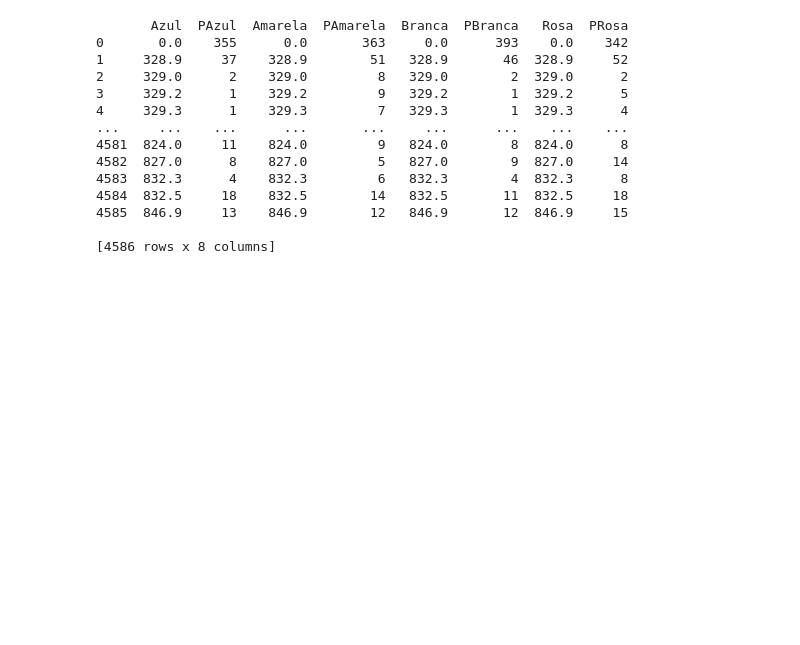
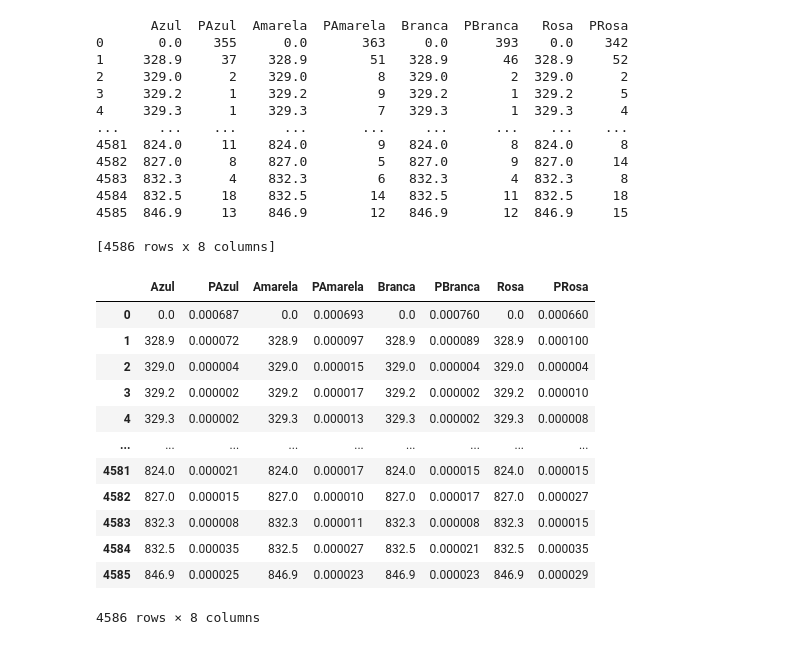
Before and after one commit to ma-ath/experiment-design, a Jupyter notebook: experiment1.ipynb, the cells around one changed output. Cells and saved outputs as stored; diff of their text form; code cells hidden in the pictures; blank space fills up the shorter version.

```diff
--- a/experiment1.ipynb
+++ b/experiment1.ipynb
@@ -298,3 +298,23 @@ print(merged_df)
 4585  846.9     13    846.9        12   846.9       12  846.9     15
 
 [4586 rows x 8 columns]
+# %%
+for column in merged_df:
+    if column.startswith("P"):
+        merged_df[column] = merged_df[column] / merged_df[column].sum()
+# %%
+merged_df
+# %% [output]
+|  | Azul | PAzul | Amarela | PAmarela | Branca | PBranca | Rosa | PRosa |
+| 0 | 0.0 | 0.000687 | 0.0 | 0.000693 | 0.0 | 0.000760 | 0.0 | 0.000660 |
+| 1 | 328.9 | 0.000072 | 328.9 | 0.000097 | 328.9 | 0.000089 | 328.9 | 0.000100 |
+| 2 | 329.0 | 0.000004 | 329.0 | 0.000015 | 329.0 | 0.000004 | 329.0 | 0.000004 |
+| 3 | 329.2 | 0.000002 | 329.2 | 0.000017 | 329.2 | 0.000002 | 329.2 | 0.000010 |
+| 4 | 329.3 | 0.000002 | 329.3 | 0.000013 | 329.3 | 0.000002 | 329.3 | 0.000008 |
+| ... | ... | ... | ... | ... | ... | ... | ... | ... |
+| 4581 | 824.0 | 0.000021 | 824.0 | 0.000017 | 824.0 | 0.000015 | 824.0 | 0.000015 |
+| 4582 | 827.0 | 0.000015 | 827.0 | 0.000010 | 827.0 | 0.000017 | 827.0 | 0.000027 |
+| 4583 | 832.3 | 0.000008 | 832.3 | 0.000011 | 832.3 | 0.000008 | 832.3 | 0.000015 |
+| 4584 | 832.5 | 0.000035 | 832.5 | 0.000027 | 832.5 | 0.000021 | 832.5 | 0.000035 |
+| 4585 | 846.9 | 0.000025 | 846.9 | 0.000023 | 846.9 | 0.000023 | 846.9 | 0.000029 |
+4586 rows × 8 columns
```
